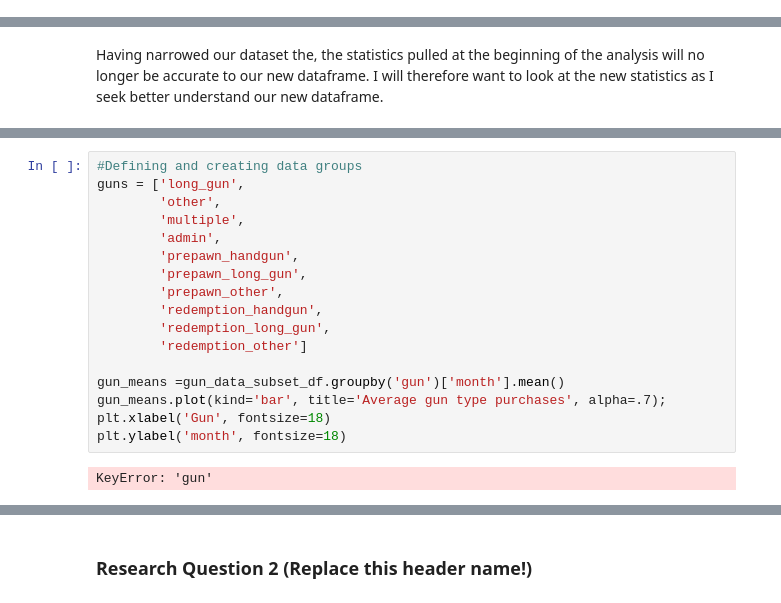
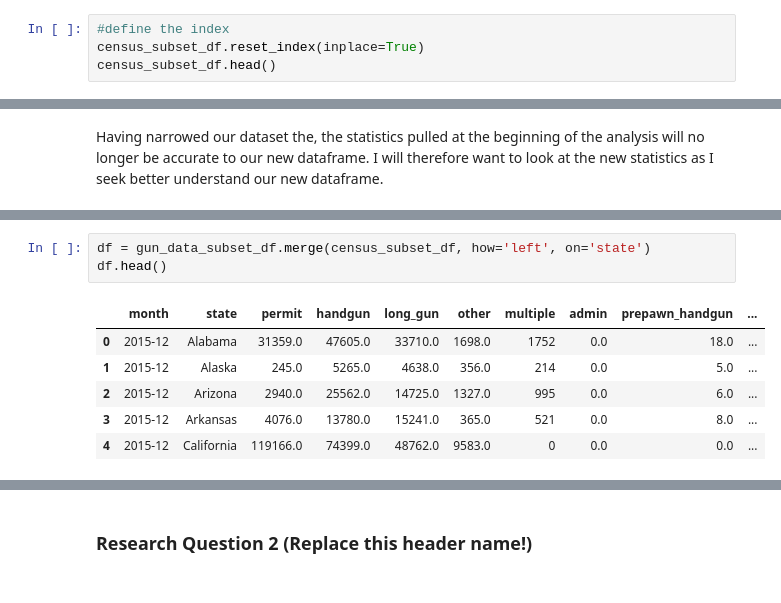
Before and after one commit to chloecongourdeau/data-investigation, a Jupyter notebook: gun-data-investigation.ipynb, the cells around one changed output, grey strips where cells are left out. Saved outputs shown, nothing was run; the diff lists cells and outputs as text.

```diff
--- a/gun-data-investigation.ipynb
+++ b/gun-data-investigation.ipynb
@@ -215,0 +243,4 @@ census_data_subset_df.head()
+# %%
+#define the index
+census_subset_df.reset_index(inplace=True)
+census_subset_df.head()
@@ -317,22 +415,13 @@ gun_data_subset_df.describe()
 | 50% | 2940.000000 | 6774.000000 | 5851.000000 | 201.500000 | 174.500000 | 0.000000 | 0.500000 | 1.000000 | ... |
 | 75% | 11826.750000 | 15023.750000 | 11573.500000 | 607.250000 | 512.250000 | 0.000000 | 4.000000 | 5.000000 | ... |
 | max | 298959.000000 | 107224.000000 | 80247.000000 | 9583.000000 | 4505.000000 | 2113.000000 | 47.000000 | 38.000000 | ... |
-# %%
-#Defining and creating data groups
-guns = ['long_gun',
-        'other',
-        'multiple',
-        'admin',
-        'prepawn_handgun',
-        'prepawn_long_gun',
-        'prepawn_other',
-        'redemption_handgun',
-        'redemption_long_gun',
-        'redemption_other']
-
-gun_means =gun_data_subset_df.groupby('gun')['month'].mean()
-gun_means.plot(kind='bar', title='Average gun type purchases', alpha=.7);
-plt.xlabel('Gun', fontsize=18)
-plt.ylabel('month', fontsize=18)
-# %% [output]
-KeyError: 'gun'
+# %%
+df = gun_data_subset_df.merge(census_subset_df, how='left', on='state')
+df.head()
+# %% [output]
+|  | month | state | permit | handgun | long_gun | other | multiple | admin | prepawn_handgun | ... |
+| 0 | 2015-12 | Alabama | 31359.0 | 47605.0 | 33710.0 | 1698.0 | 1752 | 0.0 | 18.0 | ... |
+| 1 | 2015-12 | Alaska | 245.0 | 5265.0 | 4638.0 | 356.0 | 214 | 0.0 | 5.0 | ... |
+| 2 | 2015-12 | Arizona | 2940.0 | 25562.0 | 14725.0 | 1327.0 | 995 | 0.0 | 6.0 | ... |
+| 3 | 2015-12 | Arkansas | 4076.0 | 13780.0 | 15241.0 | 365.0 | 521 | 0.0 | 8.0 | ... |
+| 4 | 2015-12 | California | 119166.0 | 74399.0 | 48762.0 | 9583.0 | 0 | 0.0 | 0.0 | ... |
```
Also changed, not shown: parts of 16 cells of this notebook, 1 other file.
